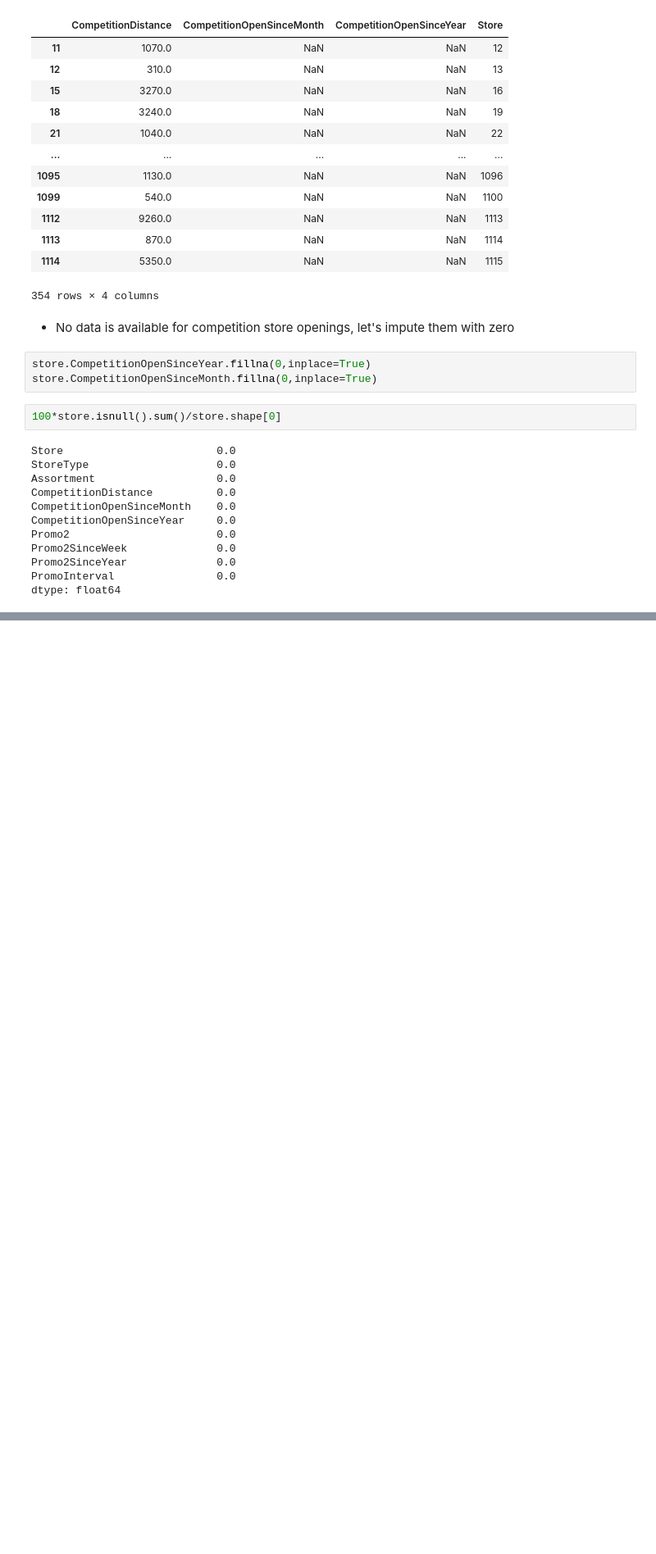
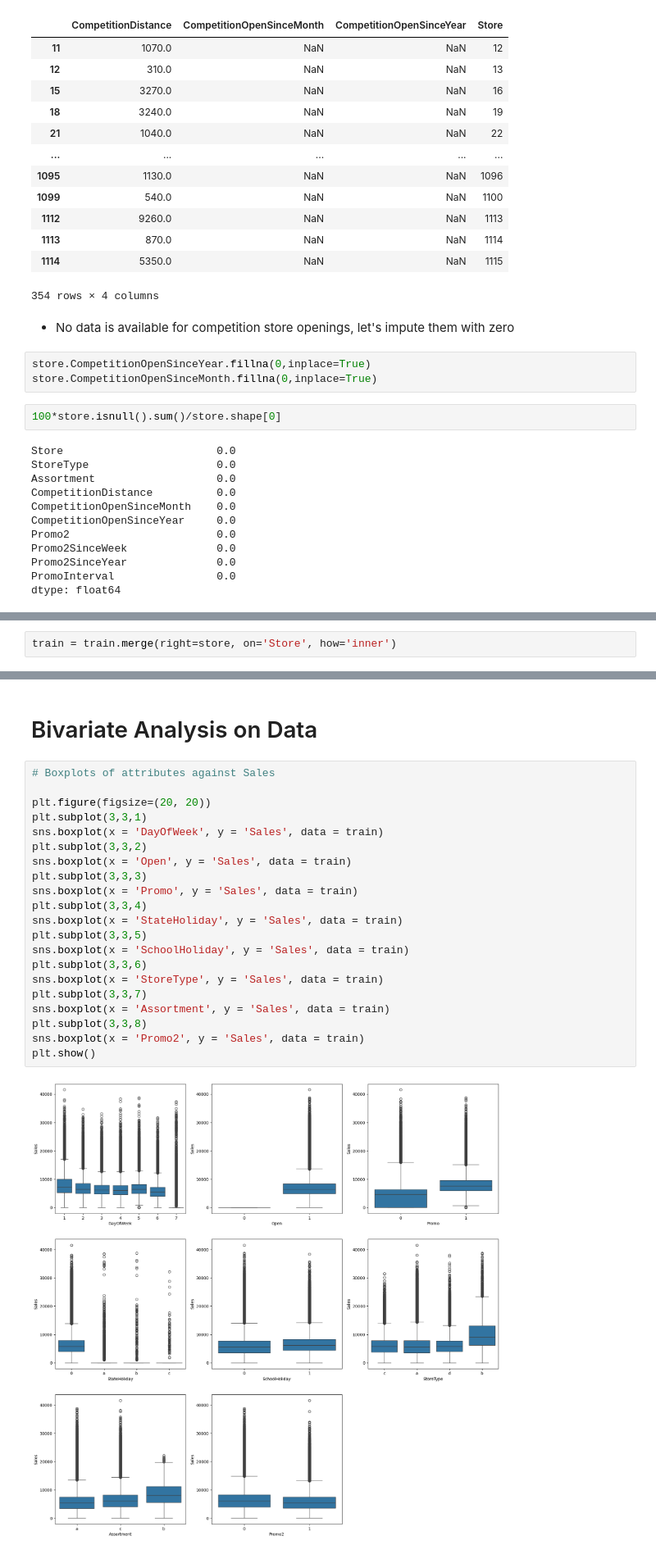
Before and after one commit to SanjayaKumarSahoo/rossmann-drug-timeseries-forecast, a Jupyter notebook: rossmann-drug-timeseries-forecast.ipynb, the cells around one changed output, grey strips where cells are left out. Shown at 82% size. Cells and saved outputs as stored; diff of their text form; blank space fills up the shorter version.

```diff
--- a/rossmann-drug-timeseries-forecast.ipynb
+++ b/rossmann-drug-timeseries-forecast.ipynb
@@ -360,0 +363,2 @@ dtype: float64
+# %%
+train = train.merge(right=store, on='Store', how='inner')
@@ -360,0 +402,25 @@ dtype: float64
+# %% [markdown]
+# Bivariate Analysis on Data
+# %%
+# Boxplots of attributes against Sales
+
+plt.figure(figsize=(20, 20))
+plt.subplot(3,3,1)
+sns.boxplot(x = 'DayOfWeek', y = 'Sales', data = train)
+plt.subplot(3,3,2)
+sns.boxplot(x = 'Open', y = 'Sales', data = train)
+plt.subplot(3,3,3)
+sns.boxplot(x = 'Promo', y = 'Sales', data = train)
+plt.subplot(3,3,4)
+sns.boxplot(x = 'StateHoliday', y = 'Sales', data = train)
+plt.subplot(3,3,5)
+sns.boxplot(x = 'SchoolHoliday', y = 'Sales', data = train)
+plt.subplot(3,3,6)
+sns.boxplot(x = 'StoreType', y = 'Sales', data = train)
+plt.subplot(3,3,7)
+sns.boxplot(x = 'Assortment', y = 'Sales', data = train)
+plt.subplot(3,3,8)
+sns.boxplot(x = 'Promo2', y = 'Sales', data = train)
+plt.show()
+# %% [output]
+[figure, added]
```
Also changed, not shown: parts of 21 cells of this notebook.
